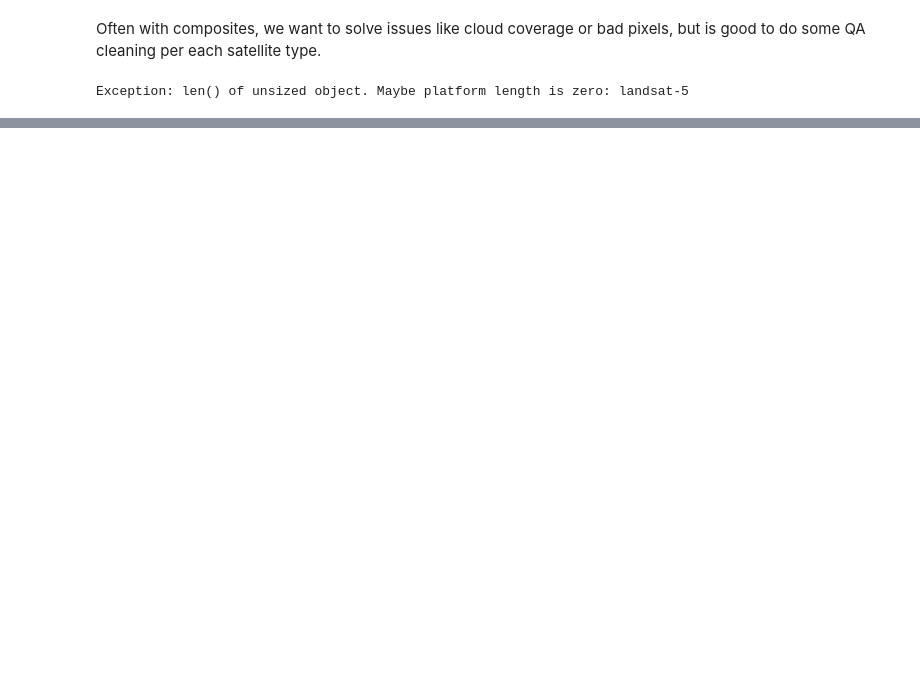
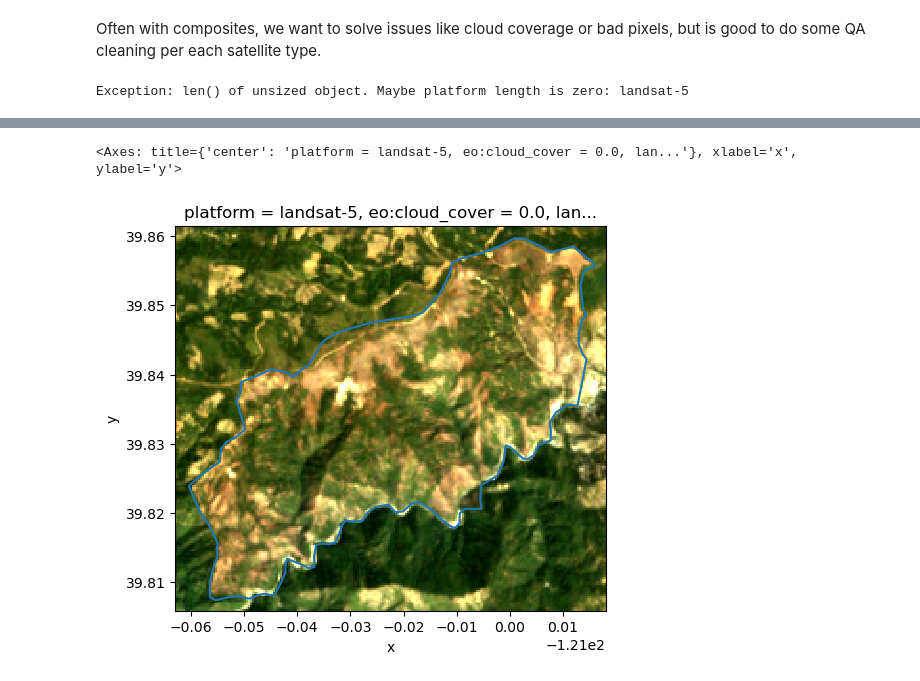
Before and after one commit to flowers-huang/cs325b-wildfire, a Jupyter notebook: tutorial_xarray.ipynb, the cells around one changed output, grey strips where cells are left out. Drawn from its saved outputs; the diff is of its cells as text; code cells hidden in the pictures; blank space fills up the shorter version.

Commit message:
Update notebook with some details on spatial data

```diff
--- a/tutorial_xarray.ipynb
+++ b/tutorial_xarray.ipynb
@@ -65,0 +75,5 @@ ds_clean.compute().median(dim="time").sel(band=["red", "green", "blue"]).plot.im
+# %%
+# Open the MTBS data, this is the same data you get from the MTBS webpage
+mtbs = gpd.read_file("/mnt/sherlock/oak/prescribed_data/geoms/mtbs_perims_DD/")
+wildfires_ca = mtbs[(mtbs.Event_ID.str.contains("CA") & (mtbs.Incid_Type == "Wildfire"))]
+wildfires_ca.head(10)
@@ -65,0 +97,2 @@ ds_clean.compute().median(dim="time").sel(band=["red", "green", "blue"]).plot.im
+# %%
+wildfires_ca = wildfires_ca.to_crs("EPSG:4326")
@@ -65,0 +127,8 @@ ds_clean.compute().median(dim="time").sel(band=["red", "green", "blue"]).plot.im
+# %%
+ds = (
+    xr.open_dataset(paths_to_post[120])
+    .to_array() # transform to an array rather than the xr.Dataset
+    .squeeze()  # just like in numpy, remove all singletons
+)
+ds.rio.set_crs(4326)
+ds
@@ -65,0 +153,9 @@ ds_clean.compute().median(dim="time").sel(band=["red", "green", "blue"]).plot.im
+# %%
+fig, ax = plt.subplots(figsize=(10, 5))
+ds.median(dim="time").sel(band=["red", "green", "blue"]).plot.imshow(robust=True, ax=ax)
+
+# Plot the boundary of the polygon, not the whole polygon
+wildfires_ca[wildfires_ca.Event_ID == paths_to_post[120].stem].geometry.boundary.plot(ax=ax)
+# %% [output]
+<Axes: title={'center': 'platform = landsat-5, eo:cloud_cover = 0.0, lan...'}, xlabel='x', ylabel='y'>
+[figure, added]
```
Also changed, not shown: parts of 14 cells of this notebook.
